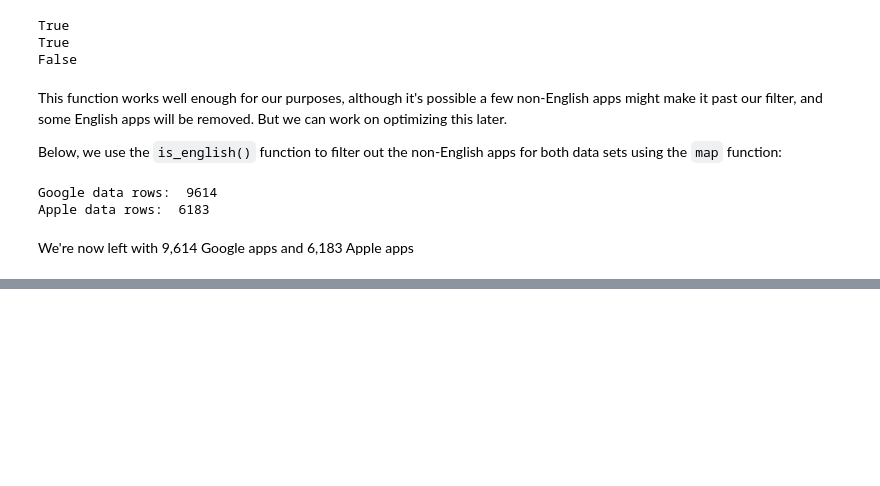
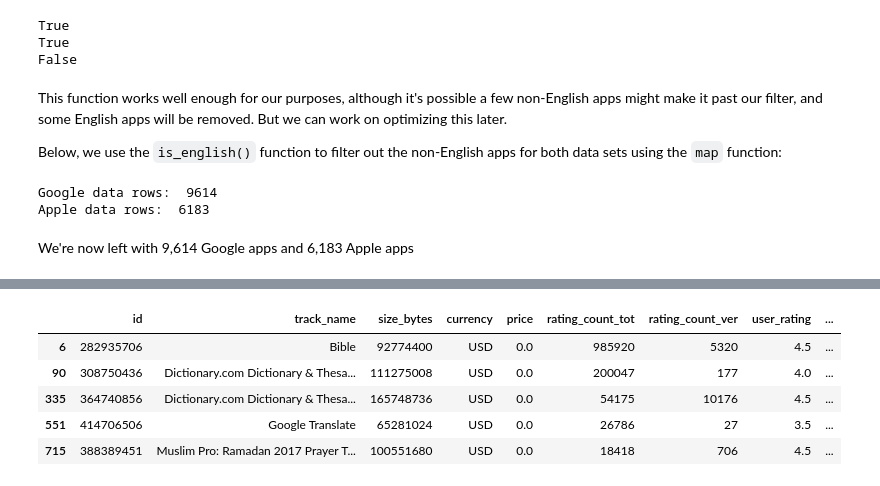
Before and after one commit to anirusso/app-data, a Jupyter notebook: app-data.ipynb, the cells around one changed output, grey strips where cells are left out. Saved outputs shown, nothing was run; the diff lists cells and outputs as text; code cells hidden in the pictures; blank space fills up the shorter version.

```diff
--- a/app-data.ipynb
+++ b/app-data.ipynb
@@ -455,0 +625,9 @@ We're now left with 9,614 Google apps and 6,183 Apple apps
+# %%
+apple_data.loc[apple_data['prime_genre'] == 'Reference'][:5]
+# %% [output]
+|  | id | track_name | size_bytes | currency | price | rating_count_tot | rating_count_ver | user_rating | ... |
+| 6 | 282935706 | Bible | 92774400 | USD | 0.0 | 985920 | 5320 | 4.5 | ... |
+| 90 | 308750436 | Dictionary.com Dictionary & Thesa... | 111275008 | USD | 0.0 | 200047 | 177 | 4.0 | ... |
+| 335 | 364740856 | Dictionary.com Dictionary & Thesa... | 165748736 | USD | 0.0 | 54175 | 10176 | 4.5 | ... |
+| 551 | 414706506 | Google Translate | 65281024 | USD | 0.0 | 26786 | 27 | 3.5 | ... |
+| 715 | 388389451 | Muslim Pro: Ramadan 2017 Prayer T... | 100551680 | USD | 0.0 | 18418 | 706 | 4.5 | ... |
```
Also changed, not shown: parts of 30 cells of this notebook.
